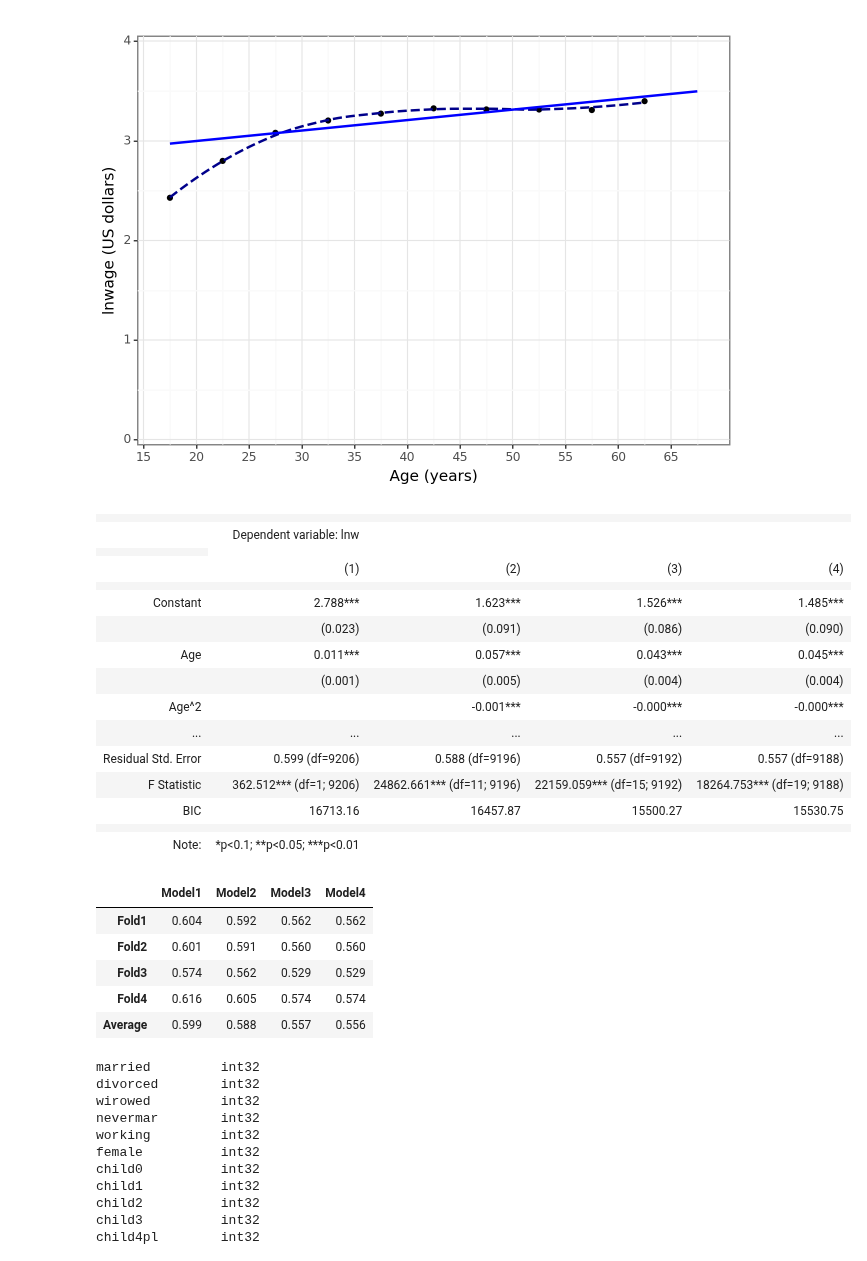
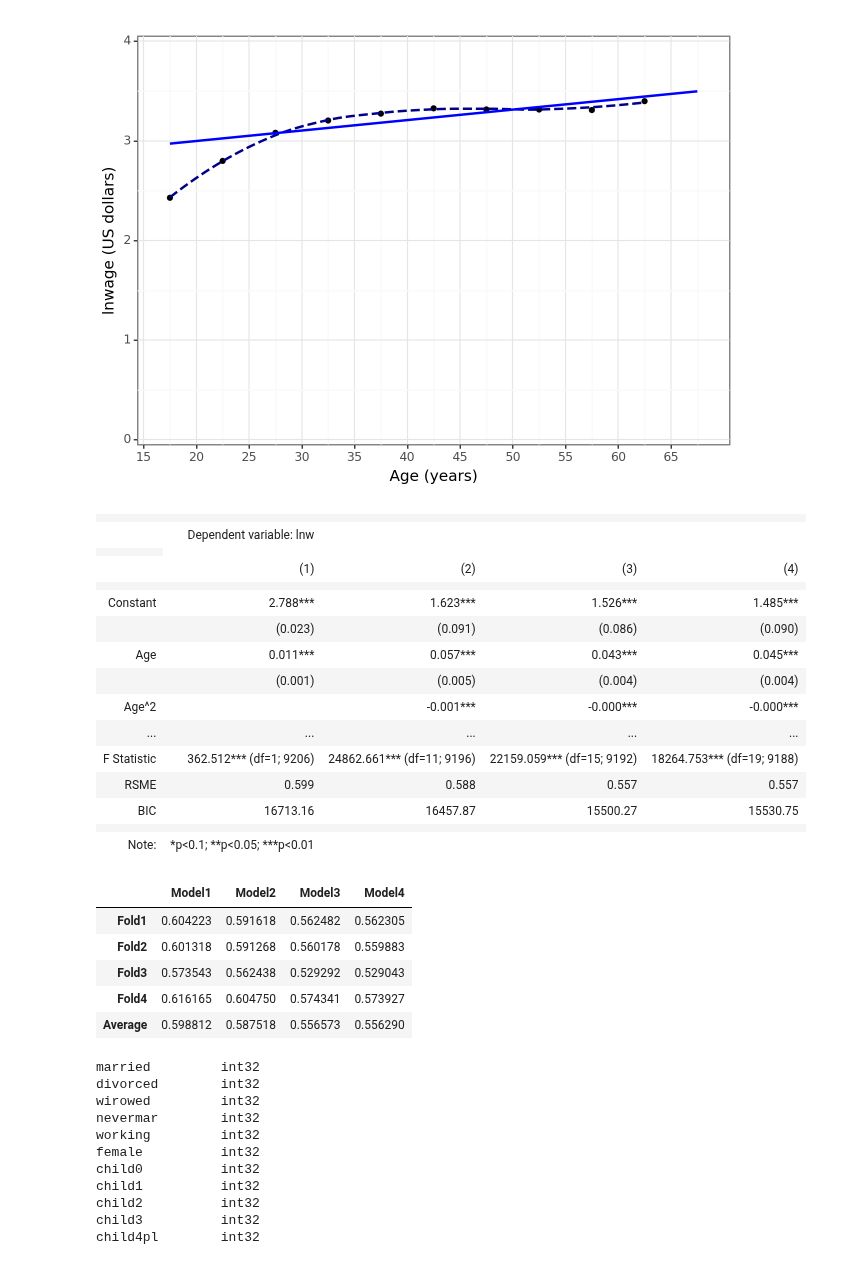
Before and after one commit to Iandrewburg/Assignment_1, a Jupyter notebook: Assignment_1.ipynb, the cells around one changed output. Drawn from its saved outputs; the diff is of its cells as text; code cells hidden in the pictures.

```diff
--- a/Assignment_1.ipynb
+++ b/Assignment_1.ipynb
@@ -15,3 +17,7 @@ import statsmodels.api as sm
 import statsmodels.formula.api as smf
 from stargazer import stargazer
 from statsmodels.tools.eval_measures import mse,rmse
+from math import sqrt
+
+def rmse(predictions, targets):
+    return sqrt(mse(predictions, targets))
@@ -502,12 +549,18 @@ print(plot)
 # %% [output]
 [figure]
 # %%
+sg = stargazer.Stargazer([reg1,reg2,reg3,reg4])
+
+
+# RMSE
+rmse_values = [round(rmse(x.fittedvalues, data.lnw), 3) for x in [reg1, reg2, reg3, reg4]]
+sg.add_line('RSME', rmse_values, location=stargazer.LineLocation.FOOTER_BOTTOM)
+
+# BIC
 bic = [round(x.bic, 2) for x in [reg1,reg2,reg3,reg4]]
-sg = stargazer.Stargazer([reg1,reg2,reg3,reg4])
 sg.add_line('BIC', bic, location=stargazer.LineLocation.FOOTER_BOTTOM)
 
-rmse_value = [round(rsme(x.fittedvalues, rnurses_iqr.hrwage), 3) for x in [reg1, reg2, reg3, reg4]]
-sg.add_line('RSME', )
+
 # Set the order of covariates
 sg.covariate_order(["Intercept", "age", "agesq", "age:university", "age:ed_MA",
                     "age:ed_Profess", "age:ed_Phd", "female", "working", "married",
@@ -526,35 +579,35 @@ covariate_labels = {
     'female': 'Female',
     'working': 'Working',
     'married': 'Married',
     'divorced': 'Divorced',
     'wirowed': 'Widowed',
     'nevermar': 'Never Married',
     'child0': 'No Children',
     'child1': '1 Child',
     'child2': '2 Children',
     'child3': '3 Children',
     'child4pl': '4+ Children',
     'university': 'University',
     'ed_MA': 'Masters',
     'ed_Profess': 'Prof Degree',
     'ed_Phd': 'PhD'
 }
 sg.rename_covariates(covariate_labels)
 sg
 # %% [output]
 |  |  |  |  |  |
 |  | Dependent variable: lnw |  |  |  |
 |  |
 |  | (1) | (2) | (3) | (4) |
 |  |  |  |  |  |
 | Constant | 2.788*** | 1.623*** | 1.526*** | 1.485*** |
 |  | (0.023) | (0.091) | (0.086) | (0.090) |
 | Age | 0.011*** | 0.057*** | 0.043*** | 0.045*** |
 |  | (0.001) | (0.005) | (0.004) | (0.004) |
 | Age^2 |  | -0.001*** | -0.000*** | -0.000*** |
 | ... | ... | ... | ... | ... |
-| Residual Std. Error | 0.599 (df=9206) | 0.588 (df=9196) | 0.557 (df=9192) | 0.557 (df=9188) |
 | F Statistic | 362.512*** (df=1; 9206) | 24862.661*** (df=11; 9196) | 22159.059*** (df=15; 9192) | 18264.753*** (df=19; 9188) |
+| RSME | 0.599 | 0.588 | 0.557 | 0.557 |
 | BIC | 16713.16 | 16457.87 | 15500.27 | 15530.75 |
 |  |  |  |  |  |
 | Note: | *p<0.1; **p<0.05; ***p<0.01 |  |  |  |
@@ -612,11 +665,11 @@ cv_list = [cv1, cv2, cv3, cv4]
 summarize_cv(cv_list)
 # %% [output]
 |  | Model1 | Model2 | Model3 | Model4 |
-| Fold1 | 0.604 | 0.592 | 0.562 | 0.562 |
-| Fold2 | 0.601 | 0.591 | 0.560 | 0.560 |
-| Fold3 | 0.574 | 0.562 | 0.529 | 0.529 |
-| Fold4 | 0.616 | 0.605 | 0.574 | 0.574 |
-| Average | 0.599 | 0.588 | 0.557 | 0.556 |
+| Fold1 | 0.604223 | 0.591618 | 0.562482 | 0.562305 |
+| Fold2 | 0.601318 | 0.591268 | 0.560178 | 0.559883 |
+| Fold3 | 0.573543 | 0.562438 | 0.529292 | 0.529043 |
+| Fold4 | 0.616165 | 0.604750 | 0.574341 | 0.573927 |
+| Average | 0.598812 | 0.587518 | 0.556573 | 0.556290 |
 # %%
 data = data[
     [
```
Also changed, not shown: parts of 35 cells of this notebook.
